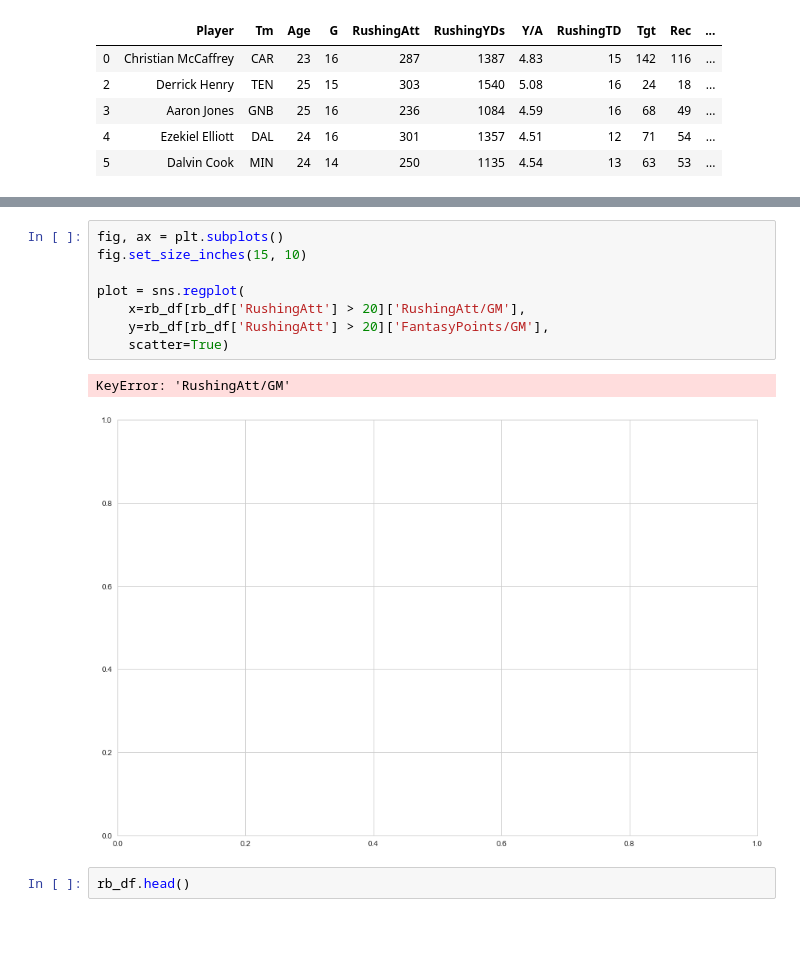
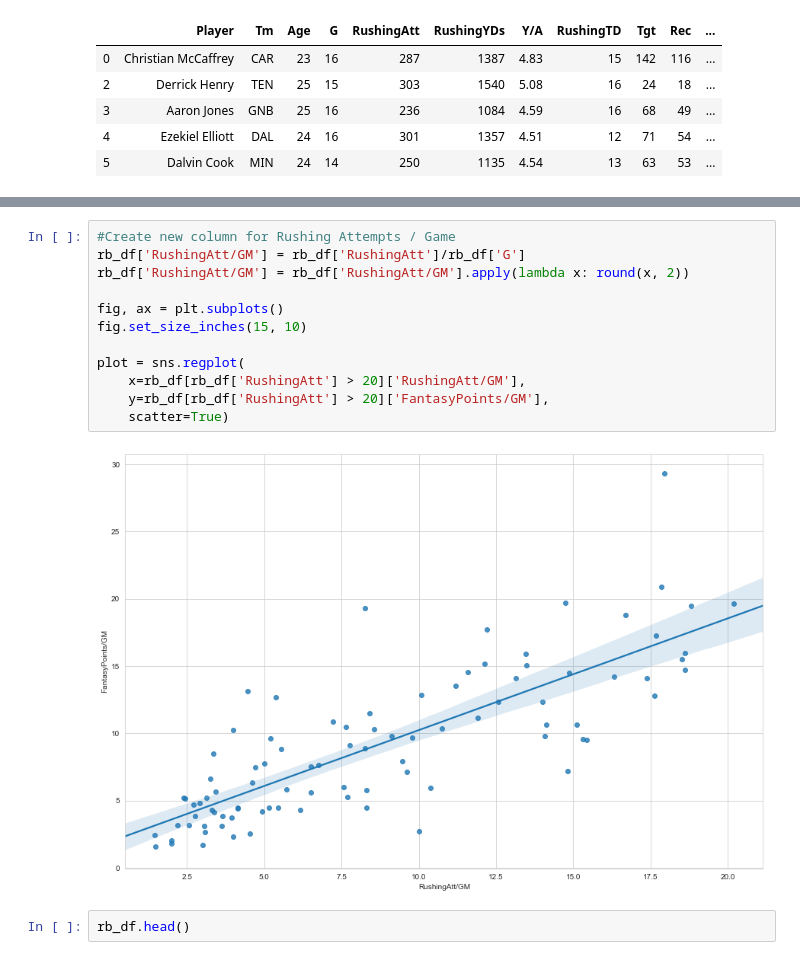
Before and after one commit to bendominguez0111/ffdatapros, a Jupyter notebook: How to Use Python For Fantasy Football Analysis.ipynb, the cells around one changed output, grey strips where cells are left out. Cells and saved outputs as stored; diff of their text form; blank space fills up the shorter version.

```diff
--- a/How to Use Python For Fantasy Football Analysis.ipynb
+++ b/How to Use Python For Fantasy Football Analysis.ipynb
@@ -102,14 +102,17 @@ plot = sns.regplot(
 # %%
+#Create new column for Rushing Attempts / Game
+rb_df['RushingAtt/GM'] = rb_df['RushingAtt']/rb_df['G']
+rb_df['RushingAtt/GM'] = rb_df['RushingAtt/GM'].apply(lambda x: round(x, 2))
+
 fig, ax = plt.subplots()
 fig.set_size_inches(15, 10)
 
 plot = sns.regplot(
     x=rb_df[rb_df['RushingAtt'] > 20]['RushingAtt/GM'],
     y=rb_df[rb_df['RushingAtt'] > 20]['FantasyPoints/GM'],
     scatter=True)
 # %% [output]
-KeyError: 'RushingAtt/GM'
-[figure, old version]
+[figure, new version]
 # %%
 rb_df.head()
 # %% [output]
```
Also changed, not shown: parts of 2 cells of this notebook.
